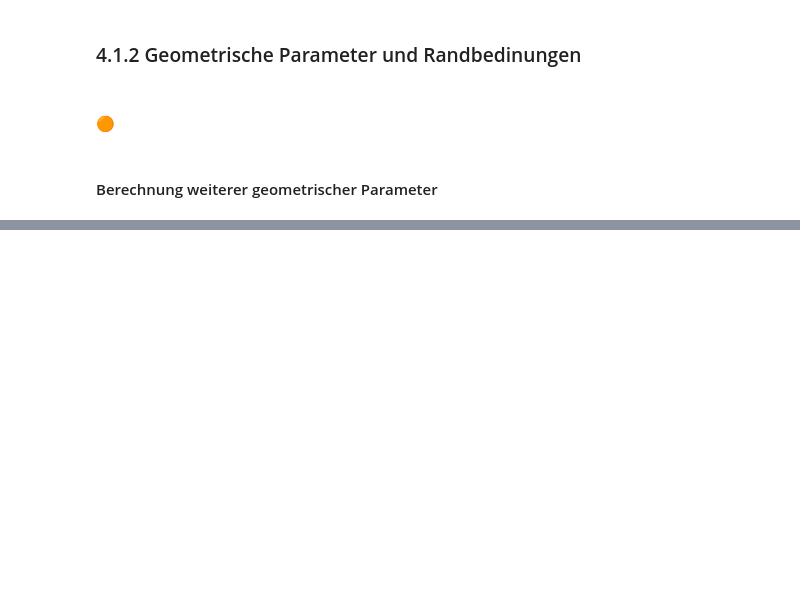
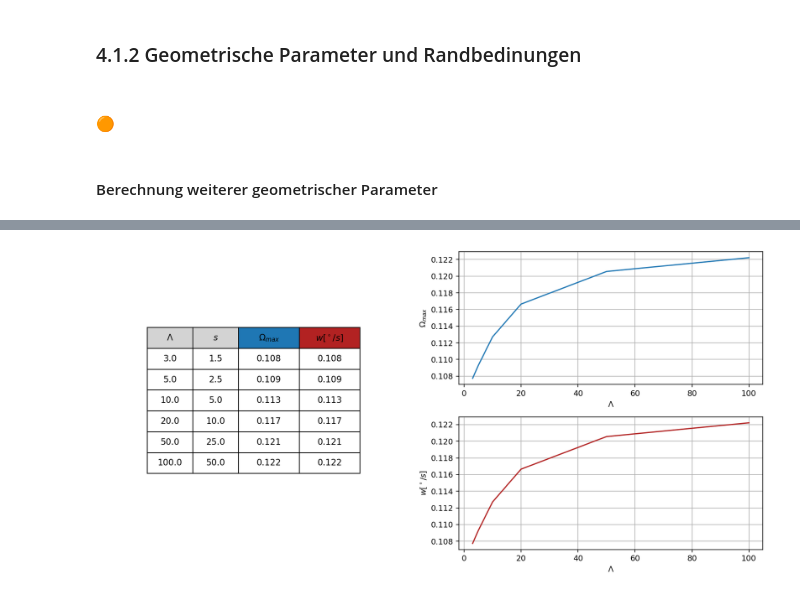
Before and after one commit to AntonSchreiber/aero-lecture, a Jupyter notebook: notebooks/uebung5_Rollgeschwindigkeit.ipynb, the cells around one changed output, grey strips where cells are left out. Cells and saved outputs as stored; diff of their text form; code cells hidden in the pictures; blank space fills up the shorter version.

Commit message:
uebung5 3b) omega_max richtig

```diff
--- a/notebooks/uebung5_Rollgeschwindigkeit.ipynb
+++ b/notebooks/uebung5_Rollgeschwindigkeit.ipynb
@@ -140,0 +237,17 @@ print("Nullanstellwinkel des Klappenprofils:    ", str(round(alpha_0, 2)) + "°"
+# %%
+A_i_ruder = rho * delta_b * U_inf * Gamma
+A_ruder = np.sum(A_i_ruder)
+A_i_rollen = rho * delta_b * U_inf * Gamma_2
+A_rollen = np.sum(A_i_rollen)
+
+C_A_ruder = 2*A_ruder / rho / U_inf**2 / S
+C_A_rollen = 2*A_rollen / rho / U_inf**2 / S
+
+rollmoment_ruder = np.sum(-y_c * A_i_ruder)
+rollmoment = np.sum(-y_c * A_i_rollen)
+
+C_L_ruder = 2*rollmoment_ruder / rho / U_inf**2 / S / s
+C_L_rollen = 2*rollmoment / rho / U_inf**2 / S / s
+
+omega_max = C_L_ruder / C_L_rollen
+print(omega_max)
@@ -140,0 +260,3 @@ print("Nullanstellwinkel des Klappenprofils:    ", str(round(alpha_0, 2)) + "°"
+# %%
+xi = 15                         # Klappenwinkel [deg]
+omega = 1                       # dimensionslose Rollgeschwindigkeit
@@ -140,0 +324,49 @@ print("Nullanstellwinkel des Klappenprofils:    ", str(round(alpha_0, 2)) + "°"
+# %%
+# Ergebnisse plotten
+fig= plt.figure(figsize=(12, 6))
+colColours = ["lightgray", "lightgray", "C0", "firebrick"]
+
+# Hinzufügen von subplots um ein Layout zu erzeugen
+ax1 = fig.add_subplot(1, 2, 1)  # oben link und unten links
+ax2 = fig.add_subplot(2, 2, 2)  # oben rechts
+ax3 = fig.add_subplot(2, 2, 4)  # unten rechts
+
+# Die Achse für die Tabelle ausschalten
+ax1.axis('off')
+
+# Erstelle ein DataFrame
+data = {
+    r'$\Lambda$': AR_study,
+    r'$s$': [round(num, 1) for num in s],
+    r'$\Omega_{max}$': [round(num, 3) for num in omega_max],
+    r'$w[^\circ/s]$': [round(num, 3) for num in omega_max]
+}
+df = pd.DataFrame(data)
+
+# Erstelle die Tabelle
+ax1.axis('tight')
+ax1.axis('off')
+table = ax1.table(cellText=df.values, colLabels=df.columns, colColours=colColours,
+                    colWidths= [0.15, 0.15, 0.2, 0.2], cellLoc='center', loc='center')
+
+# Zell-Eigenschaften anpassen
+for key, cell in table.get_celld().items():
+    cell.set_height(0.07)
+    cell.set_fontsize(11)
+
+# Plot für omega_max
+ax2.plot(AR_study, omega_max, linestyle='-', color=colColours[2])
+ax2.set_xlabel(r"$\Lambda$")
+ax2.set_ylabel(r'$\Omega_{max}$')
+ax2.grid(True)
+
+# Plot für w
+ax3.plot(AR_study, omega_max, linestyle='-', color=colColours[3])
+ax3.set_xlabel(r"$\Lambda$")
+ax3.set_ylabel(r'$w[^\circ/s]$')
+ax3.grid(True)
+
+plt.tight_layout()
+plt.show()
+# %% [output]
+[figure, added]
```
Also changed, not shown: parts of 12 cells of this notebook.
